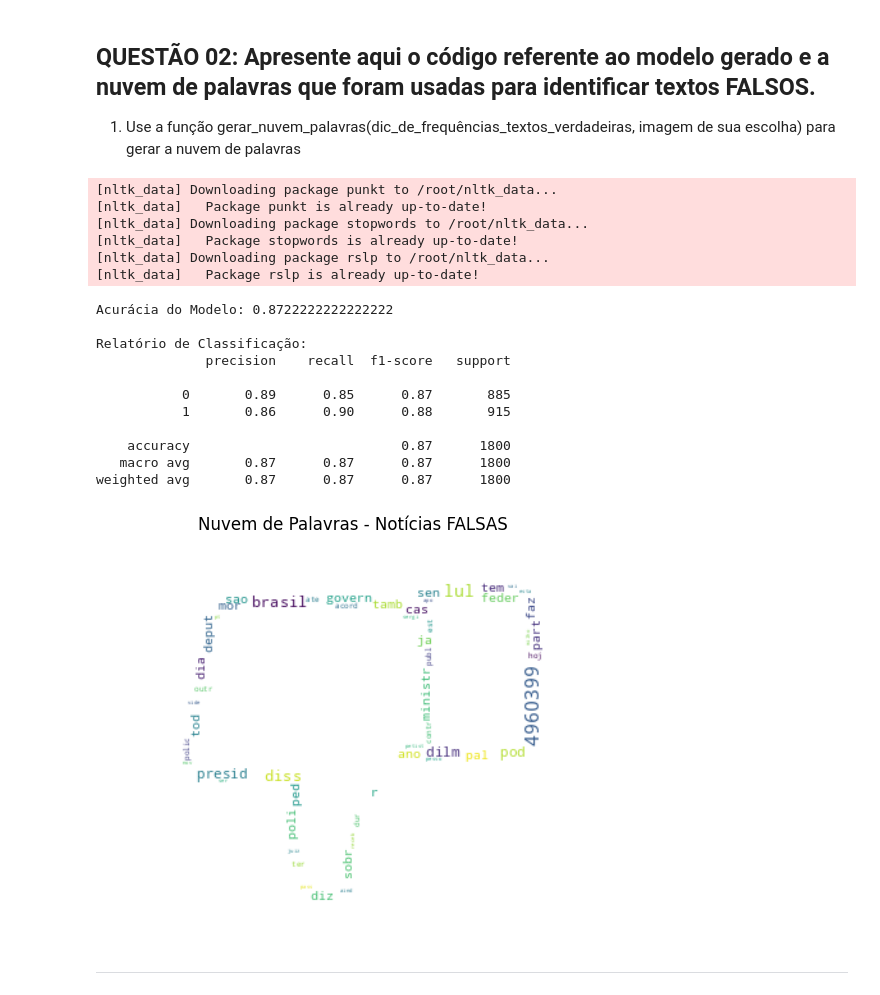
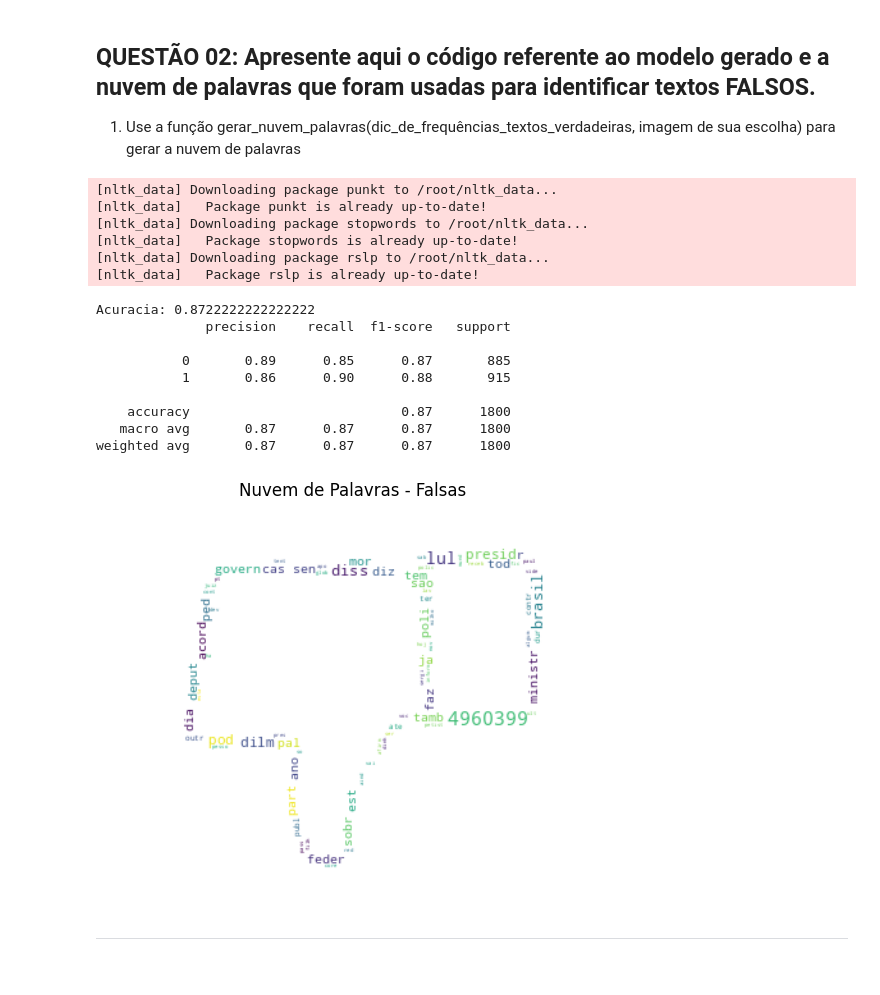
Before and after one commit to vbraga1/faculdadeTrabalhos, a Jupyter notebook: trabalho_nlp.ipynb, the cells around one changed output. Drawn from its saved outputs; the diff is of its cells as text; code cells hidden in the pictures.

```diff
--- a/trabalho_nlp.ipynb
+++ b/trabalho_nlp.ipynb
@@ -390,18 +367,18 @@ from wordcloud import WordCloud
 import matplotlib.pyplot as plt
 from PIL import Image
 
-# 1. Carregamento e Preparação Inicial
+# Configuracoes iniciais
 nltk.download('punkt')
 nltk.download('stopwords')
 nltk.download('rslp')
 
-# Lendo o arquivo que você subiu
+# Carregamento dos dados
 df = pd.read_csv('pre-processed.csv')
-
 stop_words = set(stopwords.words('portuguese'))
 stop_words.add('nao')
 stemmer = RSLPStemmer()
 
+# Funcao de limpeza e processamento
 def preprocess_text(text):
     if pd.isna(text): return ""
     text = unicodedata.normalize('NFD', str(text)).encode('ascii', 'ignore').decode('utf-8').lower()
@@ -411,17 +388,17 @@ def preprocess_text(text):
     tokens = [stemmer.stem(t) for t in tokens if t not in stop_words]
     return tokens
 
-# 2. Processamento dos Dados
+# Aplicacao do processamento
 df['tokens'] = df['preprocessed_news'].apply(preprocess_text)
 df['tokens_trunc'] = df['tokens'].apply(lambda x: x[:100])
 df['text_processed'] = df['tokens_trunc'].apply(lambda x: ' '.join(x))
 
-# Mapeamento garantindo que 'fake' vira 1 e 'true' vira 0
+# Tratamento das etiquetas
 df['label'] = df['label'].astype(str).str.strip().str.lower().map({'fake': 1, 'true': 0})
 df.dropna(subset=['label'], inplace=True)
 df = df[df['text_processed'].str.strip() != ''].copy()
 
-# 3. Treinamento do Modelo (Questão 02)
+# Construcao do modelo
 vectorizer = TfidfVectorizer(ngram_range=(1,3))
 X = vectorizer.fit_transform(df['text_processed'])
 y = df['label'].astype(int)
@@ -432,33 +409,27 @@ model = LogisticRegression(solver='lbfgs', max_iter=1000)
 model.fit(X_train, y_train)
 
 y_pred = model.predict(X_test)
-print("Acurácia do Modelo:", accuracy_score(y_test, y_pred))
-print("\nRelatório de Classificação:")
+print("Acuracia:", accuracy_score(y_test, y_pred))
 print(classification_report(y_test, y_pred))
 
-# =======================================
-# NUVEM DE PALAVRAS (TEXTOS FALSOS)
-# =======================================
-
-# Filtramos apenas os textos que o modelo deve identificar como FALSOS (label 1)
+# label 1 identificando textos falsos
 df_fake = df[df['label'] == 1]
 
+# Frequencia de tokens
 tokens_fake = []
 for tokens in df_fake['tokens_trunc']:
     tokens_fake.extend(tokens)
 
 freq_fake = dict(Counter(tokens_fake))
 
-# Variável exigida com seu RU
+# Identificador RU
 contador4960399 = 0
-
-# Inserindo seu RU 4960399 com destaque
 if freq_fake:
     freq_fake['4960399'] = max(freq_fake.values()) + 1000
 else:
     freq_fake['4960399'] = 1000
 
-# Função para gerar a nuvem com a máscara njoinha.png
+# Geracao da visualizacao
 def gerar_nuvem_palavras(freq_dict, imagem='njoinha.png'):
     try:
         mask = np.array(Image.open(imagem))
@@ -467,41 +438,37 @@ def gerar_nuvem_palavras(freq_dict, imagem='njoinha.png'):
             background_color='white',
             mask=mask
         ).generate_from_frequencies(freq_dict)
 
         plt.figure(figsize=(10,5))
         plt.imshow(wordcloud, interpolation='bilinear')
         plt.axis('off')
-        plt.title("Nuvem de Palavras - Notícias FALSAS")
+        plt.title("Nuvem de Palavras - Falsas")
         plt.show()
-    except Exception as e:
-        print(f"Atenção: A imagem {imagem} não foi encontrada ou falhou. Gerando nuvem padrão.")
+    except Exception:
         wordcloud = WordCloud(width=800, height=400, background_color='white').generate_from_frequencies(freq_dict)
         plt.figure(figsize=(10,5))
         plt.imshow(wordcloud)
         plt.axis('off')
         plt.show()
 
-# Chamada final para a Questão 02
 gerar_nuvem_palavras(freq_fake, imagem='njoinha.png')
 # %% [output]
 [nltk_data] Downloading package punkt to /root/nltk_data...
 [nltk_data]   Package punkt is already up-to-date!
 [nltk_data] Downloading package stopwords to /root/nltk_data...
 [nltk_data]   Package stopwords is already up-to-date!
 [nltk_data] Downloading package rslp to /root/nltk_data...
 [nltk_data]   Package rslp is already up-to-date!
-Acurácia do Modelo: 0.8722222222222222
-
-Relatório de Classificação:
+Acuracia: 0.8722222222222222
               precision    recall  f1-score   support
 
            0       0.89      0.85      0.87       885
            1       0.86      0.90      0.88       915
 
     accuracy                           0.87      1800
    macro avg       0.87      0.87      0.87      1800
 weighted avg       0.87      0.87      0.87      1800
-[figure, old version]
+[figure, new version]
 # %% [markdown]
 ---
 # %% [markdown]
```
Also changed, not shown: parts of 2 cells of this notebook.
